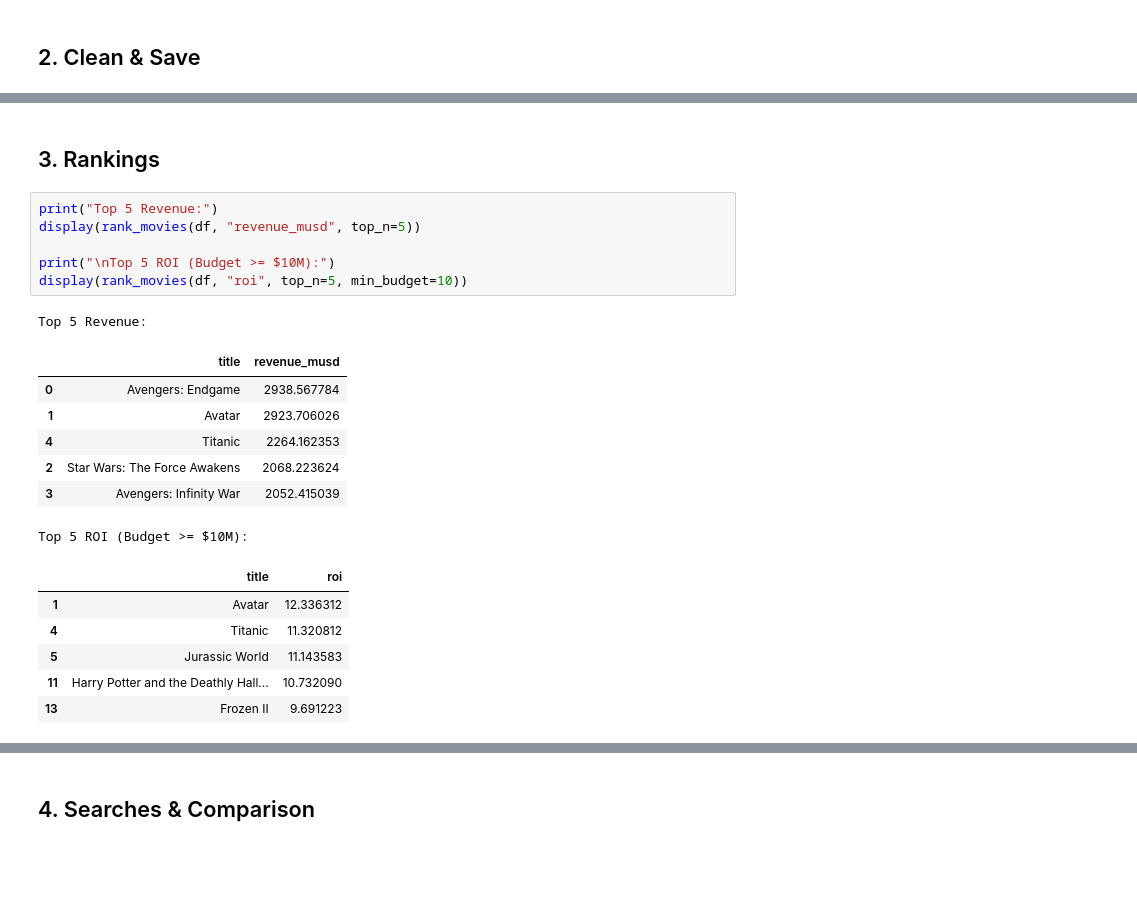
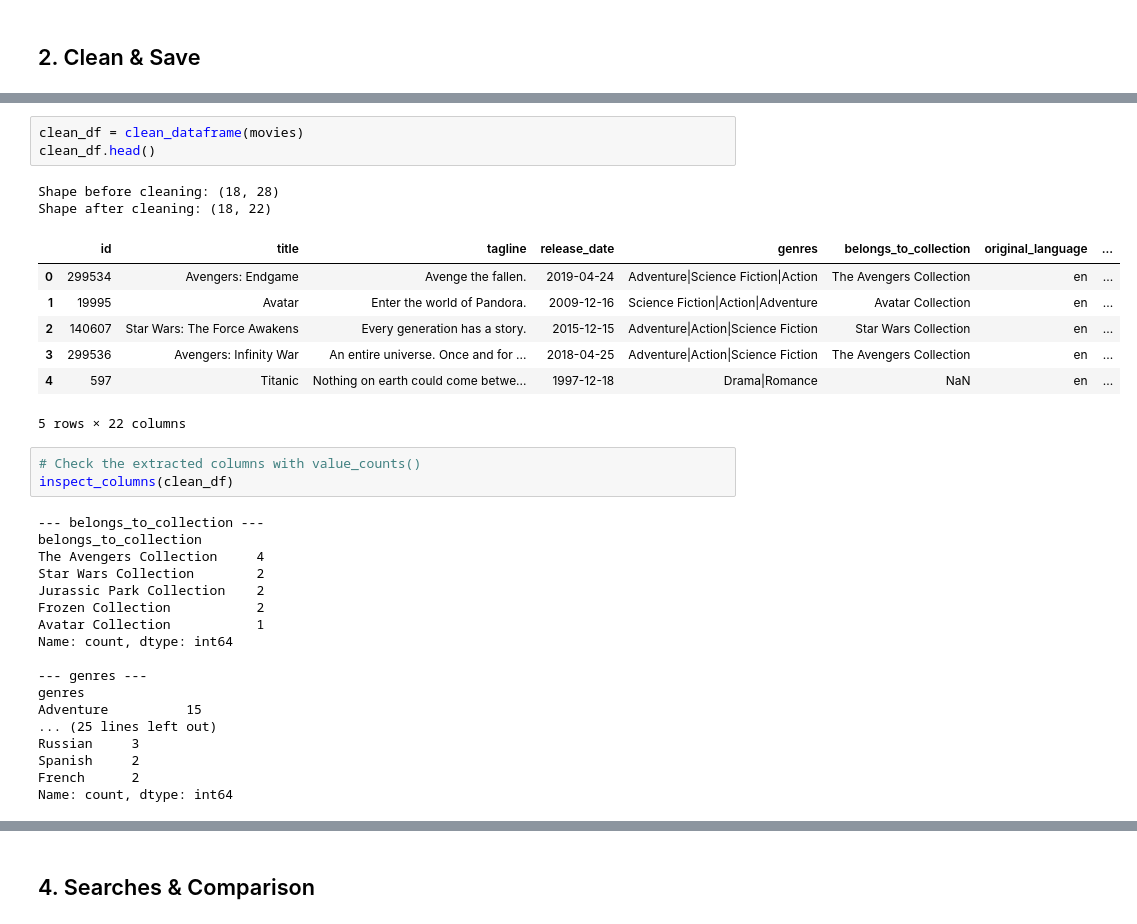
Before and after one commit to U-justine/amalitech-data-engineering, a Jupyter notebook: notebooks/tmdb_movie_analysis.ipynb, the cells around one changed output, grey strips where cells are left out. Saved outputs shown, nothing was run; the diff lists cells and outputs as text; blank space fills up the shorter version.

```diff
--- a/notebooks/tmdb_movie_analysis.ipynb
+++ b/notebooks/tmdb_movie_analysis.ipynb
@@ -101,23 +67,34 @@ max         356.00       2938.57   194.00          8.25
-# %% [markdown]
-## 3. Rankings
-# %%
-print("Top 5 Revenue:")
-display(rank_movies(df, "revenue_musd", top_n=5))
-
-print("\nTop 5 ROI (Budget >= $10M):")
-display(rank_movies(df, "roi", top_n=5, min_budget=10))
-# %% [output]
-Top 5 Revenue:
-|  | title | revenue_musd |
-| 0 | Avengers: Endgame | 2938.567784 |
-| 1 | Avatar | 2923.706026 |
-| 4 | Titanic | 2264.162353 |
-| 2 | Star Wars: The Force Awakens | 2068.223624 |
-| 3 | Avengers: Infinity War | 2052.415039 |
-Top 5 ROI (Budget >= $10M):
-|  | title | roi |
-| 1 | Avatar | 12.336312 |
-| 4 | Titanic | 11.320812 |
-| 5 | Jurassic World | 11.143583 |
-| 11 | Harry Potter and the Deathly Hall... | 10.732090 |
-| 13 | Frozen II | 9.691223 |
+# %%
+clean_df = clean_dataframe(movies)
+clean_df.head()
+# %% [output]
+Shape before cleaning: (18, 28)
+Shape after cleaning: (18, 22)
+|  | id | title | tagline | release_date | genres | belongs_to_collection | original_language | ... |
+| 0 | 299534 | Avengers: Endgame | Avenge the fallen. | 2019-04-24 | Adventure|Science Fiction|Action | The Avengers Collection | en | ... |
+| 1 | 19995 | Avatar | Enter the world of Pandora. | 2009-12-16 | Science Fiction|Action|Adventure | Avatar Collection | en | ... |
+| 2 | 140607 | Star Wars: The Force Awakens | Every generation has a story. | 2015-12-15 | Adventure|Action|Science Fiction | Star Wars Collection | en | ... |
+| 3 | 299536 | Avengers: Infinity War | An entire universe. Once and for ... | 2018-04-25 | Adventure|Action|Science Fiction | The Avengers Collection | en | ... |
+| 4 | 597 | Titanic | Nothing on earth could come betwe... | 1997-12-18 | Drama|Romance | NaN | en | ... |
+5 rows × 22 columns
+# %%
+# Check the extracted columns with value_counts()
+inspect_columns(clean_df)
+# %% [output]
+--- belongs_to_collection ---
+belongs_to_collection
+The Avengers Collection     4
+Star Wars Collection        2
+Jurassic Park Collection    2
+Frozen Collection           2
+Avatar Collection           1
+Name: count, dtype: int64
+
+--- genres ---
+genres
+Adventure          15
+... (25 lines left out)
+Russian     3
+Spanish     2
+French      2
+Name: count, dtype: int64
```
Also changed, not shown: parts of 31 cells of this notebook, 34 other files.
